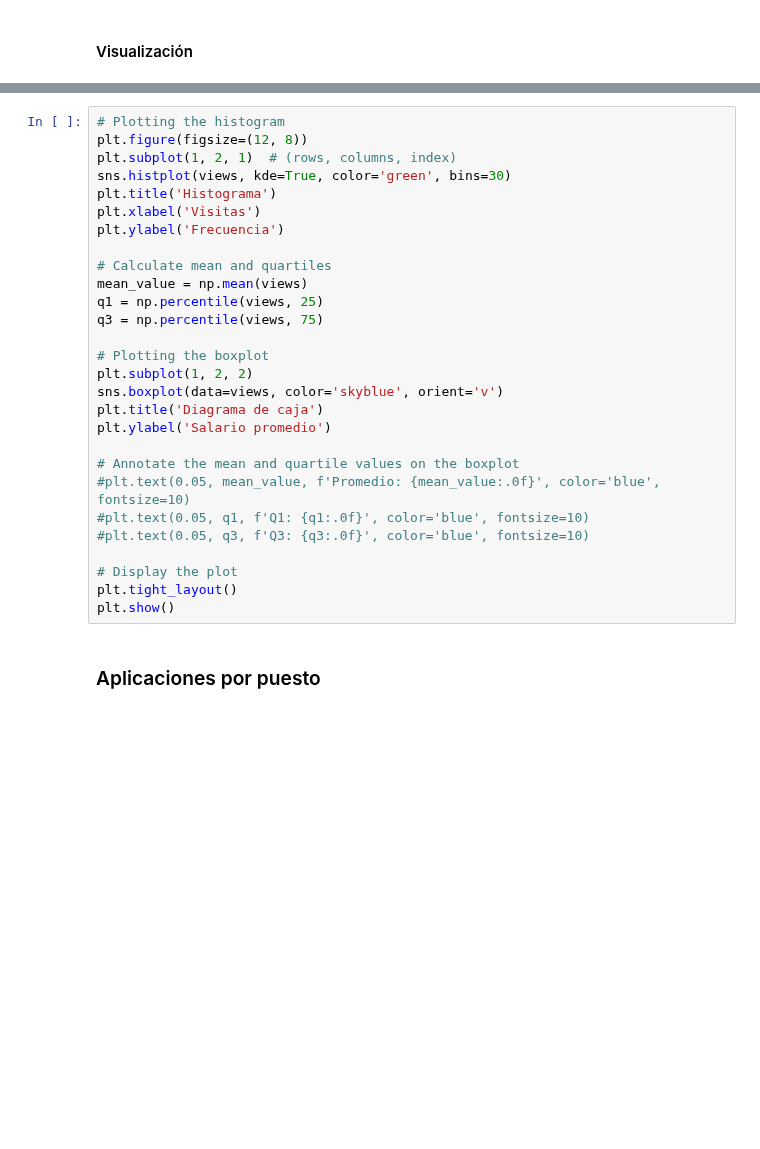
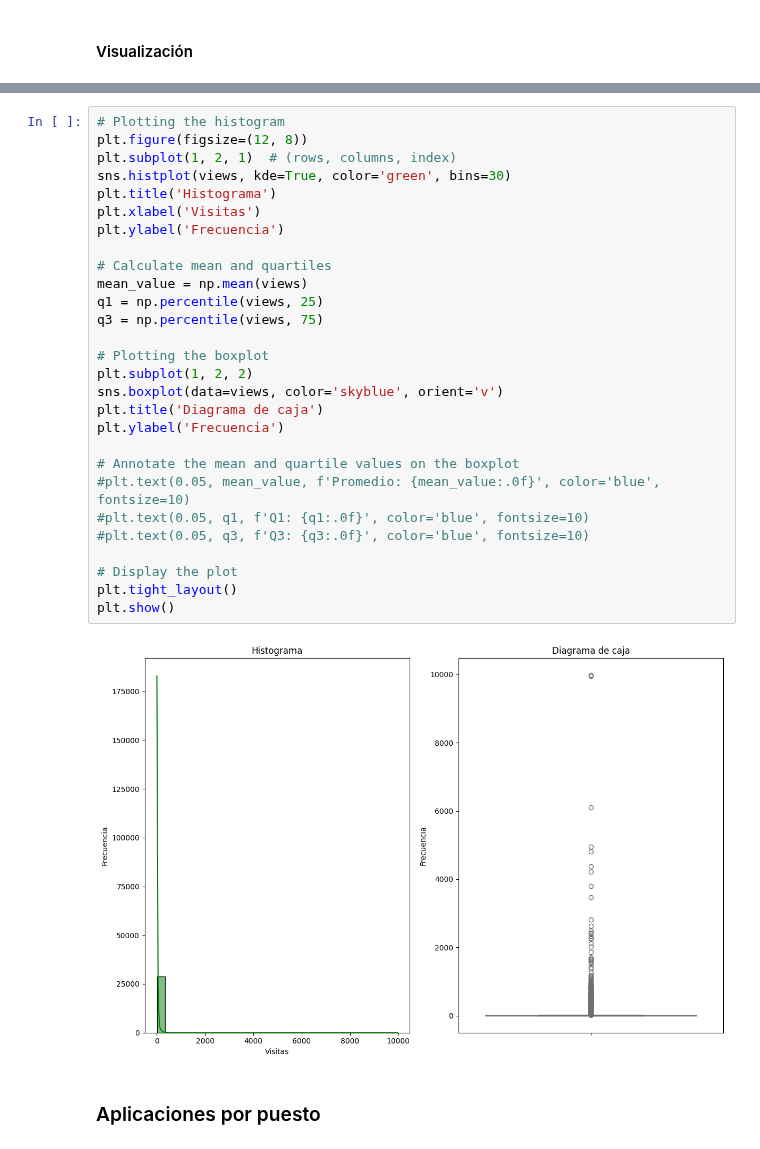
Before and after one commit to sarahcoral/ProyectoABD, a Jupyter notebook: proyectoabdbook/_build/jupyter_execute/visualization_notebooks/descriptive_analysis.ipynb, the cells around one changed output, grey strips where cells are left out. Saved outputs shown, nothing was run; the diff lists cells and outputs as text; blank space fills up the shorter version.

```diff
--- a/proyectoabdbook/_build/jupyter_execute/visualization_notebooks/descriptive_analysis.ipynb
+++ b/proyectoabdbook/_build/jupyter_execute/visualization_notebooks/descriptive_analysis.ipynb
@@ -416,31 +509,33 @@ plt.show()
 # %%
 # Plotting the histogram
 plt.figure(figsize=(12, 8))
 plt.subplot(1, 2, 1)  # (rows, columns, index)
 sns.histplot(views, kde=True, color='green', bins=30)
 plt.title('Histograma')
 plt.xlabel('Visitas')
 plt.ylabel('Frecuencia')
 
 # Calculate mean and quartiles
 mean_value = np.mean(views)
 q1 = np.percentile(views, 25)
 q3 = np.percentile(views, 75)
 
 # Plotting the boxplot
 plt.subplot(1, 2, 2)
 sns.boxplot(data=views, color='skyblue', orient='v')
 plt.title('Diagrama de caja')
-plt.ylabel('Salario promedio')
+plt.ylabel('Frecuencia')
 
 # Annotate the mean and quartile values on the boxplot
 #plt.text(0.05, mean_value, f'Promedio: {mean_value:.0f}', color='blue', fontsize=10)
 #plt.text(0.05, q1, f'Q1: {q1:.0f}', color='blue', fontsize=10)
 #plt.text(0.05, q3, f'Q3: {q3:.0f}', color='blue', fontsize=10)
 
 # Display the plot
 plt.tight_layout()
 plt.show()
+# %% [output]
+[figure, added]
 # %% [markdown]
 ### Aplicaciones por puesto
 # %%
```
Also changed, not shown: parts of 18 cells of this notebook, 41 other files.
